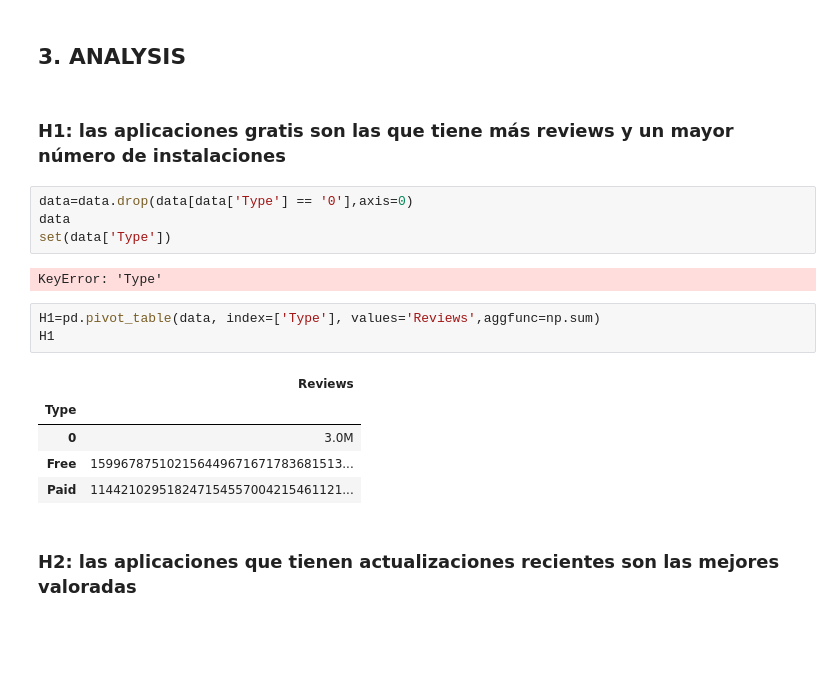
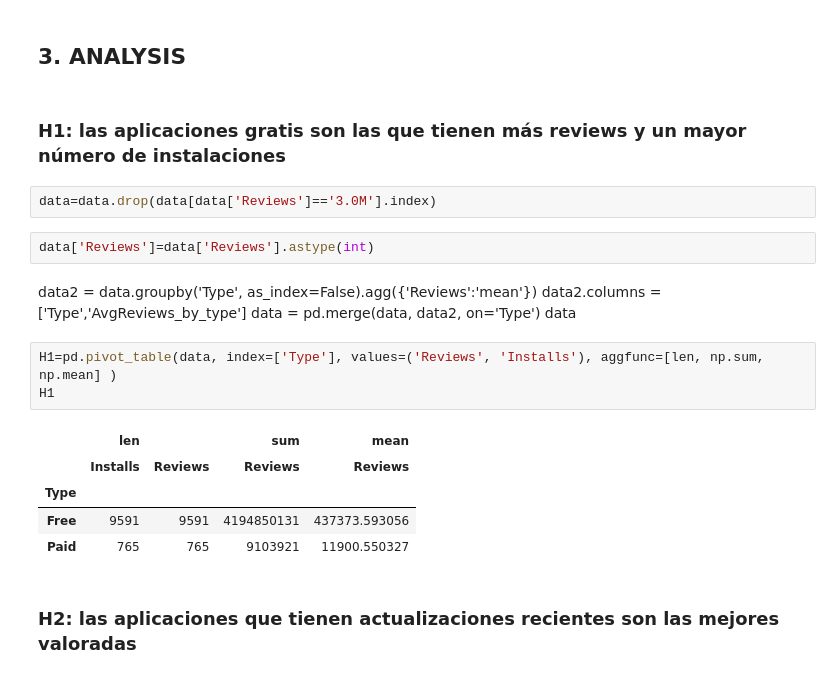
Before and after one commit to Almuglezsalcedo/datamad0119, a Jupyter notebook: module-1/pipelines-project/your-code/data-folder/Untitled.ipynb, the cells around one changed output. Cells and saved outputs as stored; diff of their text form; blank space fills up the shorter version.

```diff
--- a/module-1/pipelines-project/your-code/data-folder/Untitled.ipynb
+++ b/module-1/pipelines-project/your-code/data-folder/Untitled.ipynb
@@ -114,22 +114,25 @@ data['Price_dollars']=data['Price_dollars'].str.replace("$","")
 # %% [markdown]
 ## 3. ANALYSIS
 # %% [markdown]
-### H1: las aplicaciones gratis son las que tiene más reviews y un mayor número de instalaciones
+### H1: las aplicaciones gratis son las que tienen más reviews y un mayor número de instalaciones
 # %%
-data=data.drop(data[data['Type'] == '0'],axis=0)
-data
-set(data['Type'])
+data=data.drop(data[data['Reviews']=='3.0M'].index)
-# %% [output]
-KeyError: 'Type'
+# %%
+data['Reviews']=data['Reviews'].astype(int)
+# %% [markdown]
+data2 = data.groupby('Type', as_index=False).agg({'Reviews':'mean'})
+data2.columns = ['Type','AvgReviews_by_type']
+data = pd.merge(data, data2, on='Type')
+data
 # %%
-H1=pd.pivot_table(data, index=['Type'], values='Reviews',aggfunc=np.sum)
+H1=pd.pivot_table(data, index=['Type'], values=('Reviews', 'Installs'), aggfunc=[len, np.sum, np.mean] )
 H1
 # %% [output]
-|  | Reviews |
-| Type |  |
-| 0 | 3.0M |
-| Free | 159967875102156449671671783681513... |
-| Paid | 114421029518247154557004215461121... |
+|  | len |  | sum | mean |
+|  | Installs | Reviews | Reviews | Reviews |
+| Type |  |  |  |  |
+| Free | 9591 | 9591 | 4194850131 | 437373.593056 |
+| Paid | 765 | 765 | 9103921 | 11900.550327 |
 # %% [markdown]
 ### H2: las aplicaciones que tienen actualizaciones recientes son las mejores valoradas
 # %% [markdown]
```
Also changed, not shown: parts of 1 cell of this notebook.
